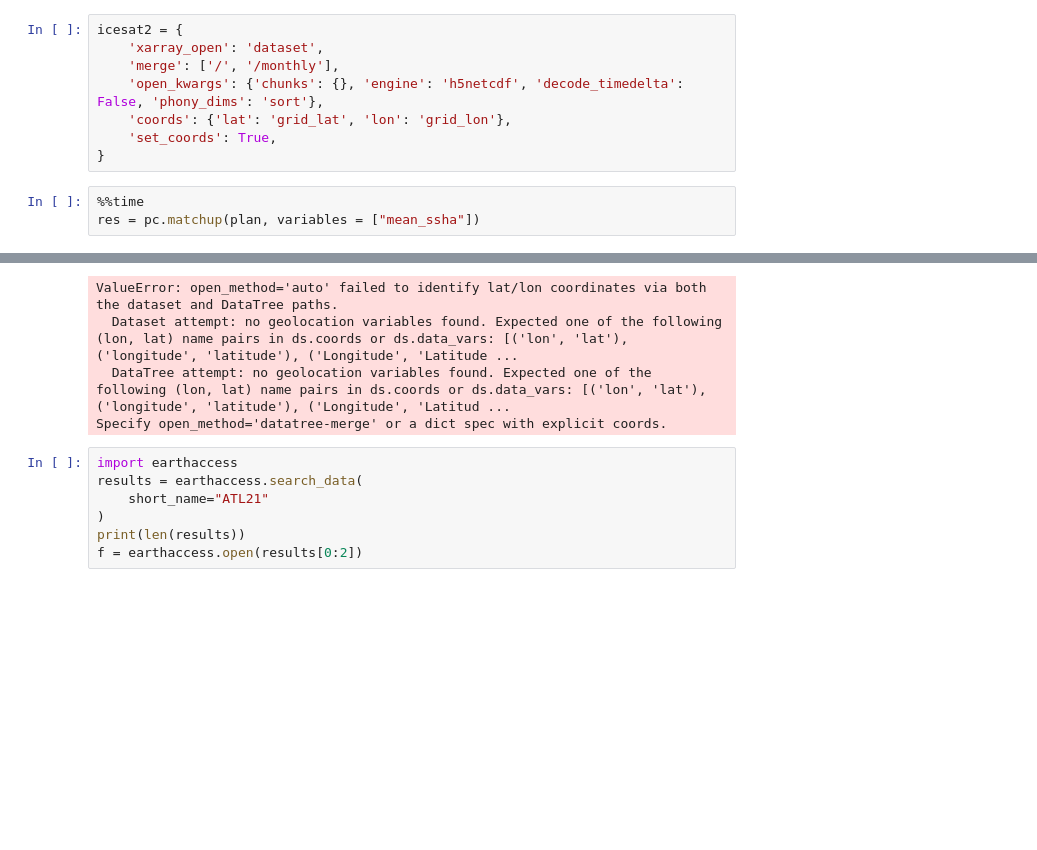
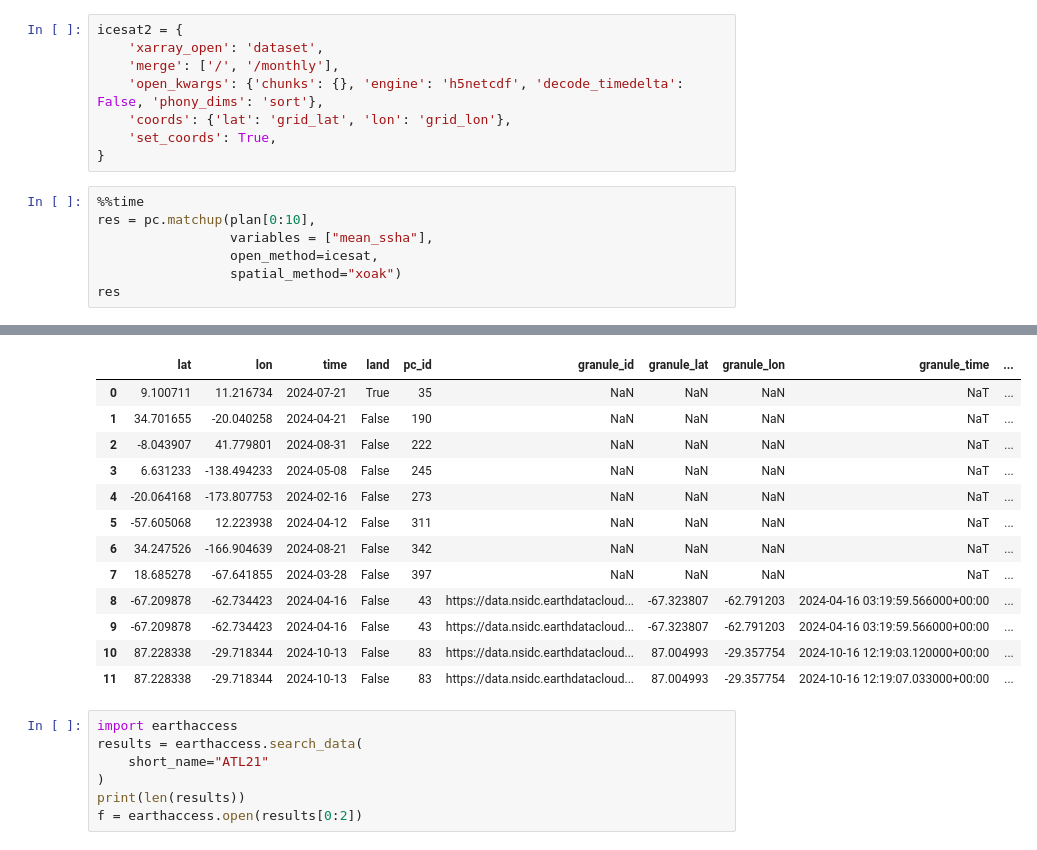
Before and after one commit to fish-pace/point-collocation, a Jupyter notebook: examples/docs_4_more_products.ipynb, the cells around one changed output, grey strips where cells are left out. Drawn from its saved outputs; the diff is of its cells as text; blank space fills up the shorter version.

```diff
--- a/examples/docs_4_more_products.ipynb
+++ b/examples/docs_4_more_products.ipynb
@@ -223,5 +223,9 @@ icesat2 = {
 }
 # %%
 %%time
-res = pc.matchup(plan, variables = ["mean_ssha"])
+res = pc.matchup(plan[0:10],
+                 variables = ["mean_ssha"],
+                 open_method=icesat,
+                 spatial_method="xoak")
+res
 # %% [output]
@@ -230,7 +234,16 @@ Wall time: 51.4 s
-ValueError: open_method='auto' failed to identify lat/lon coordinates via both the dataset and DataTree paths.
-  Dataset attempt: no geolocation variables found. Expected one of the following (lon, lat) name pairs in ds.coords or ds.data_vars: [('lon', 'lat'), ('longitude', 'latitude'), ('Longitude', 'Latitude ...
-  DataTree attempt: no geolocation variables found. Expected one of the following (lon, lat) name pairs in ds.coords or ds.data_vars: [('lon', 'lat'), ('longitude', 'latitude'), ('Longitude', 'Latitud ...
-Specify open_method='datatree-merge' or a dict spec with explicit coords.
+|  | lat | lon | time | land | pc_id | granule_id | granule_lat | granule_lon | granule_time | ... |
+| 0 | 9.100711 | 11.216734 | 2024-07-21 | True | 35 | NaN | NaN | NaN | NaT | ... |
+| 1 | 34.701655 | -20.040258 | 2024-04-21 | False | 190 | NaN | NaN | NaN | NaT | ... |
+| 2 | -8.043907 | 41.779801 | 2024-08-31 | False | 222 | NaN | NaN | NaN | NaT | ... |
+| 3 | 6.631233 | -138.494233 | 2024-05-08 | False | 245 | NaN | NaN | NaN | NaT | ... |
+| 4 | -20.064168 | -173.807753 | 2024-02-16 | False | 273 | NaN | NaN | NaN | NaT | ... |
+| 5 | -57.605068 | 12.223938 | 2024-04-12 | False | 311 | NaN | NaN | NaN | NaT | ... |
+| 6 | 34.247526 | -166.904639 | 2024-08-21 | False | 342 | NaN | NaN | NaN | NaT | ... |
+| 7 | 18.685278 | -67.641855 | 2024-03-28 | False | 397 | NaN | NaN | NaN | NaT | ... |
+| 8 | -67.209878 | -62.734423 | 2024-04-16 | False | 43 | https://data.nsidc.earthdatacloud... | -67.323807 | -62.791203 | 2024-04-16 03:19:59.566000+00:00 | ... |
+| 9 | -67.209878 | -62.734423 | 2024-04-16 | False | 43 | https://data.nsidc.earthdatacloud... | -67.323807 | -62.791203 | 2024-04-16 03:19:59.566000+00:00 | ... |
+| 10 | 87.228338 | -29.718344 | 2024-10-13 | False | 83 | https://data.nsidc.earthdatacloud... | 87.004993 | -29.357754 | 2024-10-16 12:19:03.120000+00:00 | ... |
+| 11 | 87.228338 | -29.718344 | 2024-10-13 | False | 83 | https://data.nsidc.earthdatacloud... | 87.004993 | -29.357754 | 2024-10-16 12:19:07.033000+00:00 | ... |
 # %%
 import earthaccess
 results = earthaccess.search_data(
```
Also changed, not shown: parts of 4 cells of this notebook.
